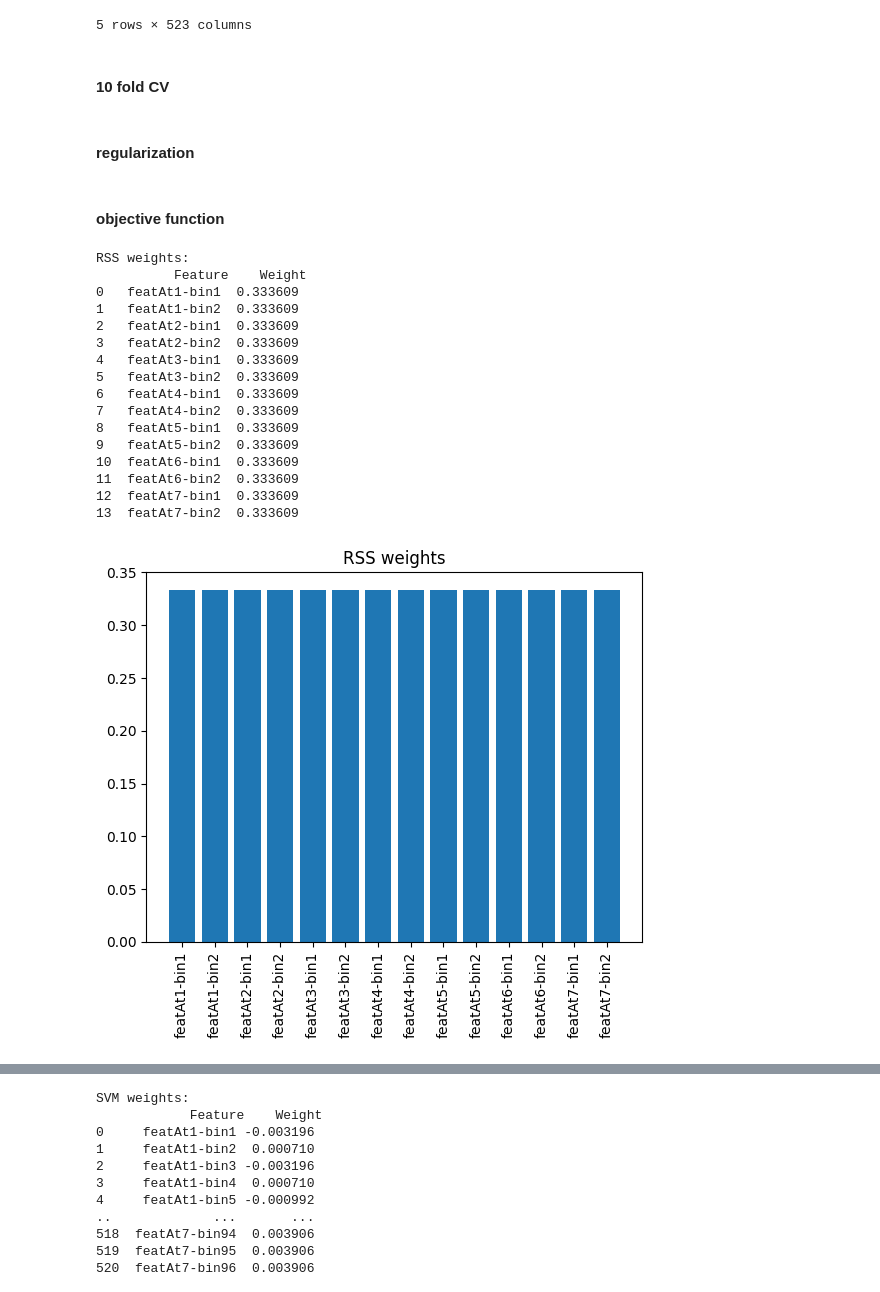
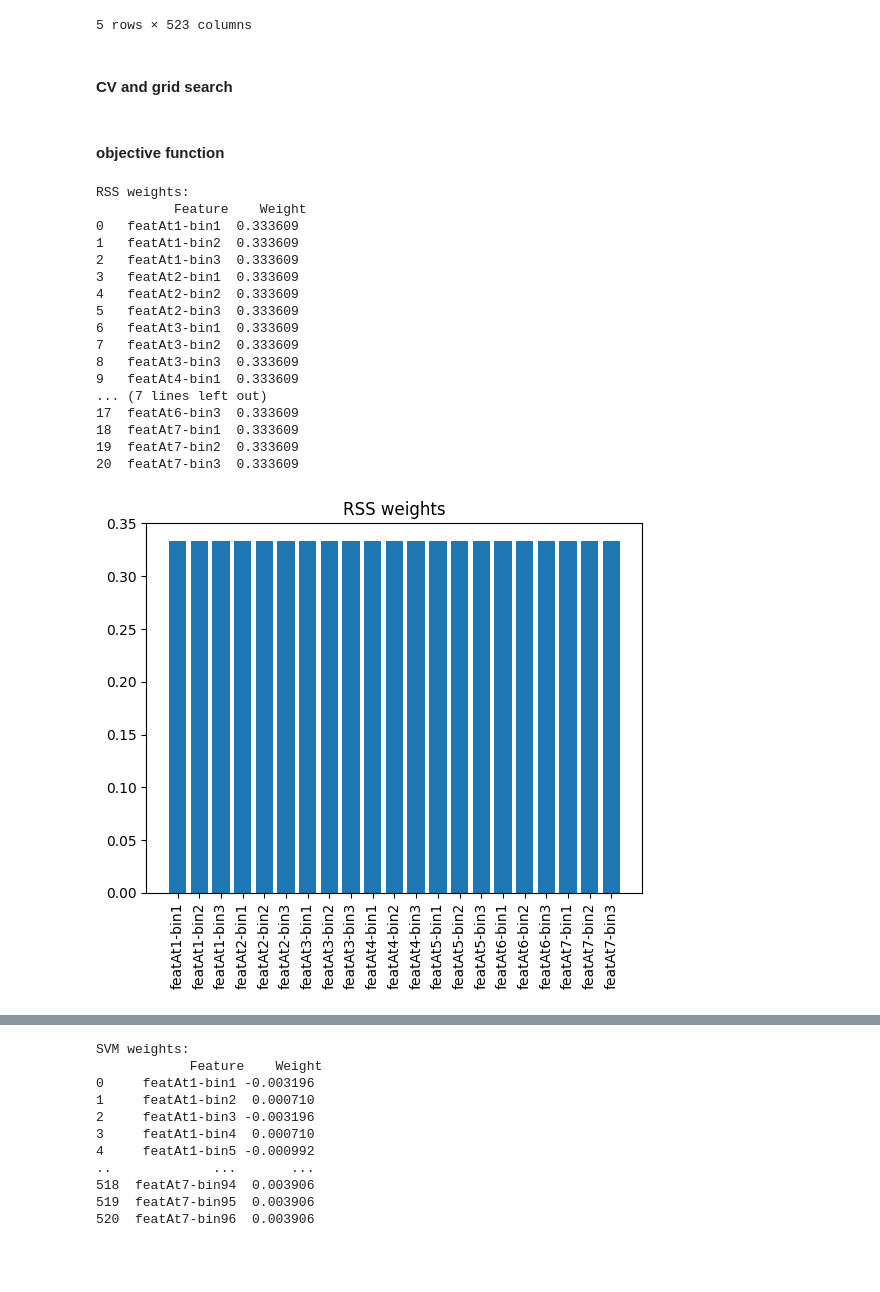
Before and after one commit to mafits/opt-ordinal-scorecards, a Jupyter notebook: diff-scorecards.ipynb, the cells around one changed output, grey strips where cells are left out. Cells and saved outputs as stored; diff of their text form; code cells hidden in the pictures; blank space fills up the shorter version.

```diff
--- a/diff-scorecards.ipynb
+++ b/diff-scorecards.ipynb
@@ -337,7 +335,7 @@ infinitesimal bins
 # discretize using infinitesimal bins:
 # thresholds are the points in between 2 consecutive values in the sorted list
 
-def discretize_infbins(X, cols):
+def discretize_infbins(X, cols, y):
     infbins_thresholds = {}
     for col in cols:
         # sort unique values
@@ -348,7 +346,7 @@ def discretize_infbins(X, cols):
 
     return infbins_thresholds
 # %%
-app_thresholds_infbins = discretize_infbins(app_X, app_X.columns)
+app_thresholds_infbins = discretize_infbins(app_X, app_X.columns, app_y)
 print("thresholds ", app_thresholds_infbins)
 print("num of bins: ")
 for i, (key, value) in enumerate(app_thresholds_infbins.items()):
@@ -383,9 +381,9 @@ def disc_1_out_of_k(X, cols, thresholds):
     for col in cols:
         bins = get_bins(thresholds[col], X[col]) # gets bin number of each row
         bins_df = pd.get_dummies(bins, prefix=f'feat{col}-bin', prefix_sep='').astype(int) # one hot encoding
-        #for i in range(1, len(thresholds[col]) + 1):
-        #    if f'feat{col}-bin_{i}' not in bins_df.columns:
-        #        bins_df[f'feat{col}-bin{i}'] = 0
+        for i in range(1, len(thresholds[col]) + 1):
+            if f'feat{col}-bin{i}' not in bins_df.columns:
+                bins_df[f'feat{col}-bin{i}'] = 0
         bins_df = bins_df.drop(columns=f'feat{col}-bin0', errors='ignore')
         disc_df.append(bins_df)
     return pd.concat(disc_df, axis=1)
@@ -445,8 +444,8 @@ app_X_disc_infbins_diffcod.head()
 | 3 | 1 | 1 | 1 | 1 | 1 | 1 | 1 | ... |
 | 4 | 1 | 1 | 1 | 1 | 1 | 1 | 1 | ... |
 5 rows × 523 columns
-# %% [markdown]
-#### 10 fold CV
+# %% [markdown]
+#### CV and grid search
 # %%
 def cross_val_score(model, X, y, n_splits=10):
     kf = KFold(n_splits=n_splits)
@@ -458,16 +457,7 @@ def cross_val_score(model, X, y, n_splits=10):
         y_pred = model.predict(X_test)
         scores.append(mean_squared_error(y_test, y_pred))
     return np.mean(scores)
-# %% [markdown]
-#### regularization
 # %%
-alpha = [0.01, 0.1, 0.4, 0.6, 0.9, 0.99]
-ridge = Ridge()
-lasso = Lasso()
-elastic_net = ElasticNet()
-
-param_grid = {'alpha': alpha}
-
 def grid_search(model, X, y, param_grid, cv=10):
     grid_search = GridSearchCV(estimator=model, param_grid=param_grid, cv=cv)
     grid_search.fit(X, y)
@@ -484,42 +474,43 @@ def get_weights(model, disc_X, y):
 # %%
 # RSS
 def rss(X, y):
     # linear_regression = LinearRegression()
     linear_regression = Lasso()
-    param_grid = {'alpha': alpha}
+    param_grid = {'alpha': [0.01, 0.1, 0.4, 0.6, 0.9, 0.99]}
     grid_search_rss = grid_search(linear_regression, X, y, param_grid)
     best_model_rss = grid_search_rss.best_estimator_
     weights_rss = get_weights(best_model_rss, X, y)
     print("RSS weights:\n", weights_rss)
 
     # plot
     plt.figure()
     plt.bar(weights_rss['Feature'], weights_rss['Weight'])
     plt.xticks(rotation=90)
     plt.title('RSS weights')
     plt.show()
 
     return weights_rss
 
 app_weights_rss = rss(disc_app_X, app_y)
 # %% [output]
 RSS weights:
           Feature    Weight
 0   featAt1-bin1  0.333609
 1   featAt1-bin2  0.333609
-2   featAt2-bin1  0.333609
-3   featAt2-bin2  0.333609
-4   featAt3-bin1  0.333609
-5   featAt3-bin2  0.333609
-6   featAt4-bin1  0.333609
-7   featAt4-bin2  0.333609
-8   featAt5-bin1  0.333609
-9   featAt5-bin2  0.333609
-10  featAt6-bin1  0.333609
-11  featAt6-bin2  0.333609
-12  featAt7-bin1  0.333609
-13  featAt7-bin2  0.333609
+2   featAt1-bin3  0.333609
+3   featAt2-bin1  0.333609
+4   featAt2-bin2  0.333609
+5   featAt2-bin3  0.333609
+6   featAt3-bin1  0.333609
+7   featAt3-bin2  0.333609
+8   featAt3-bin3  0.333609
+9   featAt4-bin1  0.333609
+... (7 lines left out)
+17  featAt6-bin3  0.333609
+18  featAt7-bin1  0.333609
+19  featAt7-bin2  0.333609
+20  featAt7-bin3  0.333609
-[figure, old version]
+[figure, new version]
 # %%
 # maximum likelihood (GLM with binomial response and logit link function)
 def max_likelihood(X, y):
```
Also changed, not shown: parts of 10 cells of this notebook, 1 other file.
